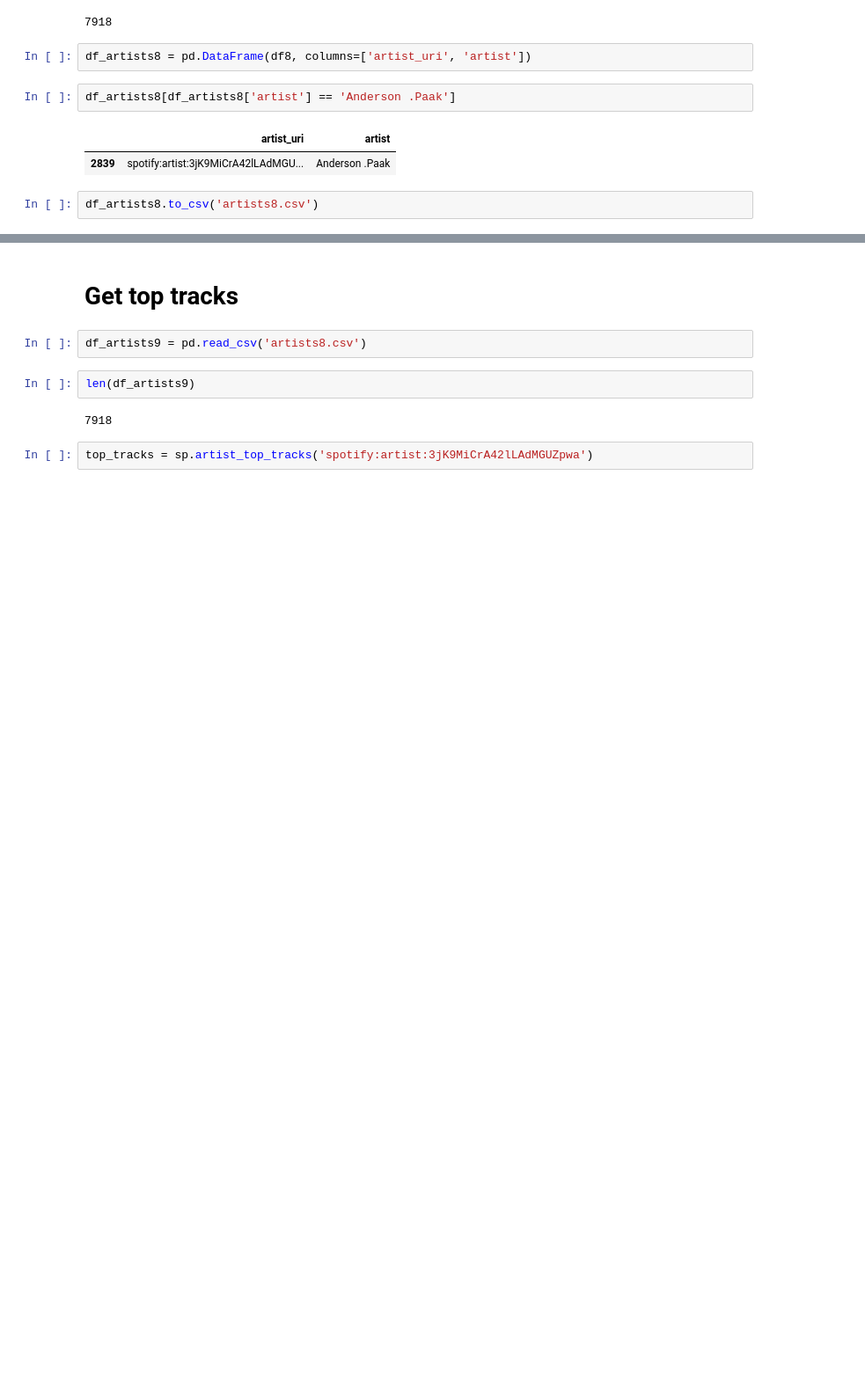
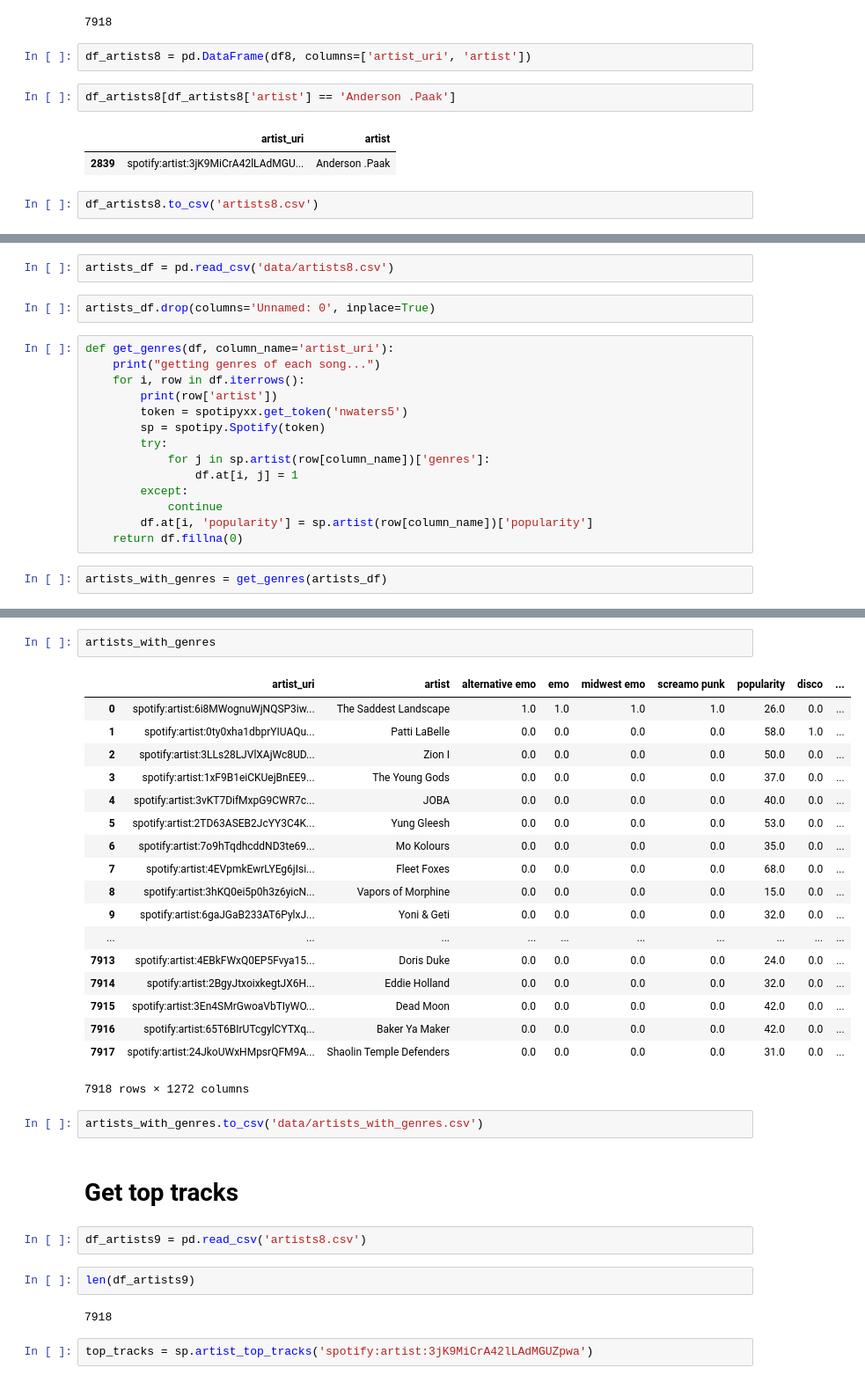
Before and after one commit to nwaters5/spotify-group-playlist-generator, a Jupyter notebook: make_spotify_dataframe.ipynb, the cells around one changed output, grey strips where cells are left out. Shown at 88% size. Cells and saved outputs as stored; diff of their text form; blank space fills up the shorter version.

```diff
--- a/make_spotify_dataframe.ipynb
+++ b/make_spotify_dataframe.ipynb
@@ -228,0 +231,20 @@ df_artists8.to_csv('artists8.csv')
+# %%
+artists_df = pd.read_csv('data/artists8.csv')
+# %%
+artists_df.drop(columns='Unnamed: 0', inplace=True)
+# %%
+def get_genres(df, column_name='artist_uri'):
+    print("getting genres of each song...")
+    for i, row in df.iterrows():
+        print(row['artist'])
+        token = spotipyxx.get_token('nwaters5')
+        sp = spotipy.Spotify(token)
+        try:
+            for j in sp.artist(row[column_name])['genres']:
+                df.at[i, j] = 1
+        except:
+            continue
+        df.at[i, 'popularity'] = sp.artist(row[column_name])['popularity']
+    return df.fillna(0)
+# %%
+artists_with_genres = get_genres(artists_df)
@@ -229,3 +269,26 @@ df_artists8.to_csv('artists8.csv')
+# %%
+artists_with_genres
+# %% [output]
+|  | artist_uri | artist | alternative emo | emo | midwest emo | screamo punk | popularity | disco | ... |
+| 0 | spotify:artist:6i8MWognuWjNQSP3iw... | The Saddest Landscape | 1.0 | 1.0 | 1.0 | 1.0 | 26.0 | 0.0 | ... |
+| 1 | spotify:artist:0ty0xha1dbprYIUAQu... | Patti LaBelle | 0.0 | 0.0 | 0.0 | 0.0 | 58.0 | 1.0 | ... |
+| 2 | spotify:artist:3LLs28LJVlXAjWc8UD... | Zion I | 0.0 | 0.0 | 0.0 | 0.0 | 50.0 | 0.0 | ... |
+| 3 | spotify:artist:1xF9B1eiCKUejBnEE9... | The Young Gods | 0.0 | 0.0 | 0.0 | 0.0 | 37.0 | 0.0 | ... |
+| 4 | spotify:artist:3vKT7DifMxpG9CWR7c... | JOBA | 0.0 | 0.0 | 0.0 | 0.0 | 40.0 | 0.0 | ... |
+| 5 | spotify:artist:2TD63ASEB2JcYY3C4K... | Yung Gleesh | 0.0 | 0.0 | 0.0 | 0.0 | 53.0 | 0.0 | ... |
+| 6 | spotify:artist:7o9hTqdhcddND3te69... | Mo Kolours | 0.0 | 0.0 | 0.0 | 0.0 | 35.0 | 0.0 | ... |
+| 7 | spotify:artist:4EVpmkEwrLYEg6jIsi... | Fleet Foxes | 0.0 | 0.0 | 0.0 | 0.0 | 68.0 | 0.0 | ... |
+| 8 | spotify:artist:3hKQ0ei5p0h3z6yicN... | Vapors of Morphine | 0.0 | 0.0 | 0.0 | 0.0 | 15.0 | 0.0 | ... |
+| 9 | spotify:artist:6gaJGaB233AT6PylxJ... | Yoni & Geti | 0.0 | 0.0 | 0.0 | 0.0 | 32.0 | 0.0 | ... |
+| ... | ... | ... | ... | ... | ... | ... | ... | ... | ... |
+| 7913 | spotify:artist:4EBkFWxQ0EP5Fvya15... | Doris Duke | 0.0 | 0.0 | 0.0 | 0.0 | 24.0 | 0.0 | ... |
+| 7914 | spotify:artist:2BgyJtxoixkegtJX6H... | Eddie Holland | 0.0 | 0.0 | 0.0 | 0.0 | 32.0 | 0.0 | ... |
+| 7915 | spotify:artist:3En4SMrGwoaVbTIyWO... | Dead Moon | 0.0 | 0.0 | 0.0 | 0.0 | 42.0 | 0.0 | ... |
+| 7916 | spotify:artist:65T6BIrUTcgylCYTXq... | Baker Ya Maker | 0.0 | 0.0 | 0.0 | 0.0 | 42.0 | 0.0 | ... |
+| 7917 | spotify:artist:24JkoUWxHMpsrQFM9A... | Shaolin Temple Defenders | 0.0 | 0.0 | 0.0 | 0.0 | 31.0 | 0.0 | ... |
+7918 rows × 1272 columns
+# %%
+artists_with_genres.to_csv('data/artists_with_genres.csv')
 # %% [markdown]
 # Get top tracks
 # %%
```
Also changed, not shown: parts of 28 cells of this notebook.
